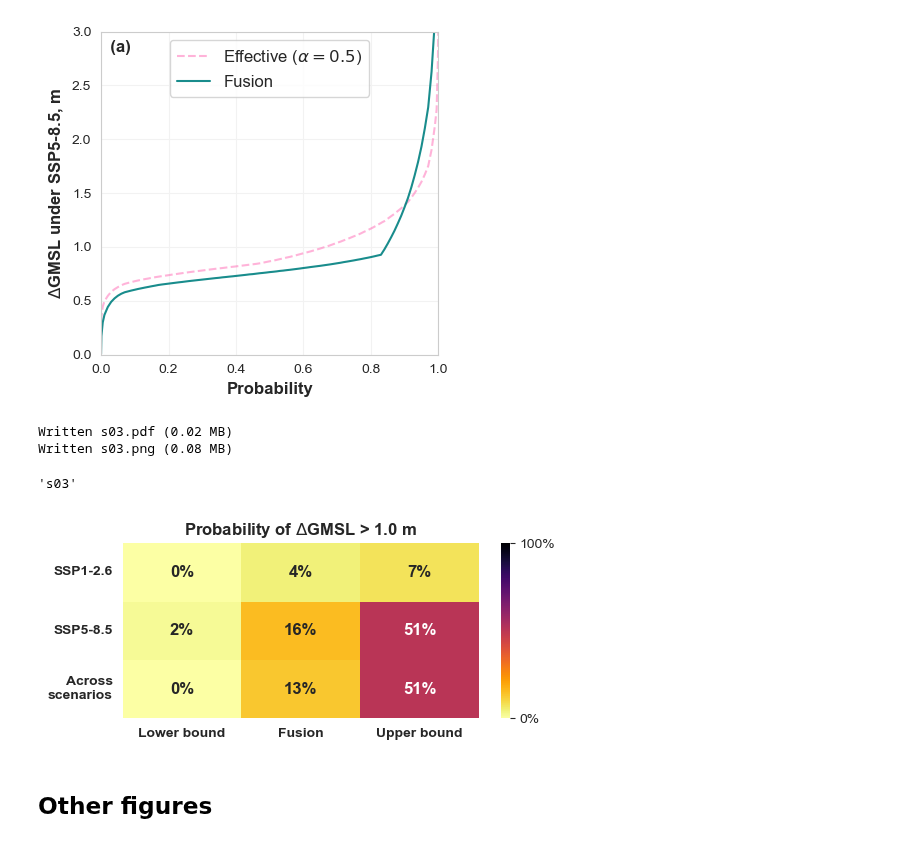
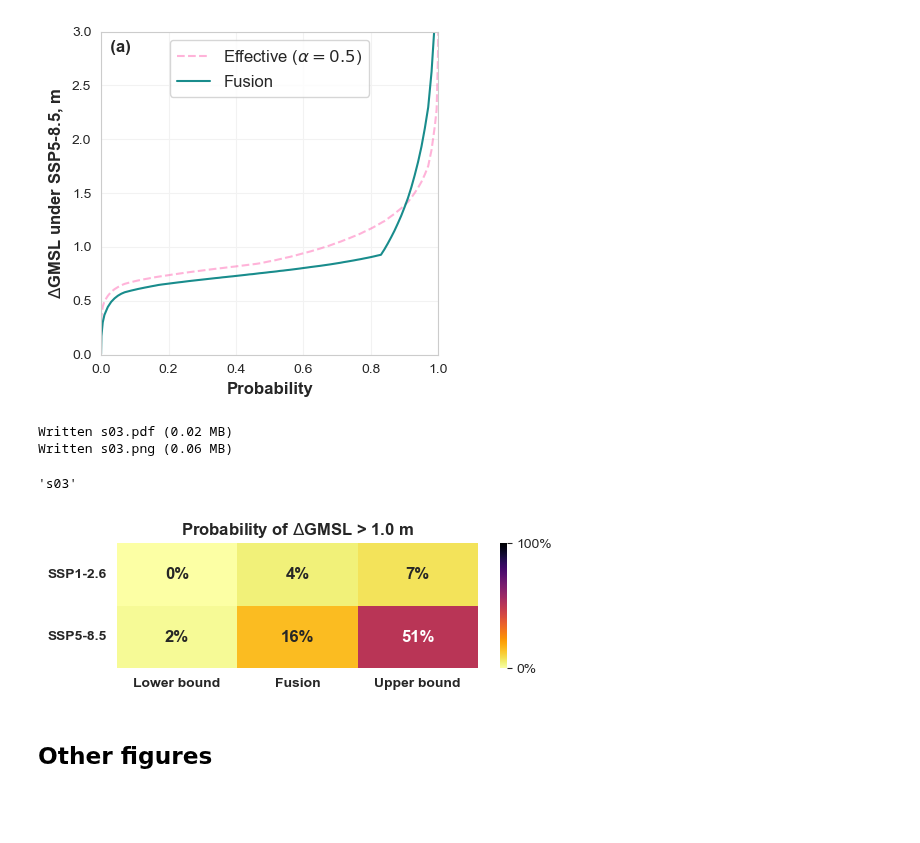
Before and after one commit to grandey/d23a-fusion, a Jupyter notebook: fusion_analysis_d23a.ipynb, the cells around one changed output. Cells and saved outputs as stored; diff of their text form; code cells hidden in the pictures; blank space fills up the shorter version.

```diff
--- a/fusion_analysis_d23a.ipynb
+++ b/fusion_analysis_d23a.ipynb
@@ -117,17 +117,17 @@ Written s02.png (0.09 MB)
 [figure]
 # %%
 # Heatmap table for probability of exceeding 1m
-fig, ax = plt.subplots(1, 1, figsize=(5.5, 2.5), tight_layout=True)
+fig, ax = plt.subplots(1, 1, figsize=(5.5, 2), tight_layout=True)
 threshold = 1.0
 _ = d23a.plot_exceedance_heatmap(threshold=threshold, workflows=('lower', 'fusion_1e+2e', 'upper'), rate=False,
-                                 scenarios=('ssp126', 'ssp585', 'both'), year=2100, gauge=None, ax=ax)
+                                 scenarios=('ssp126', 'ssp585'), year=2100, gauge=None, ax=ax)
 ax.set_title(f'Probability of $\Delta$GMSL > {threshold:.1f} m')
 d23a.name_save_fig(fig, fso='s')
 # %% [output]
 Written s03.pdf (0.02 MB)
-Written s03.png (0.08 MB)
+Written s03.png (0.06 MB)
 's03'
-[figure, old version]
+[figure, new version]
 # %% [markdown]
 ## Other figures
 # %%
```
Also changed, not shown: parts of 2 cells of this notebook, 3 other files.
